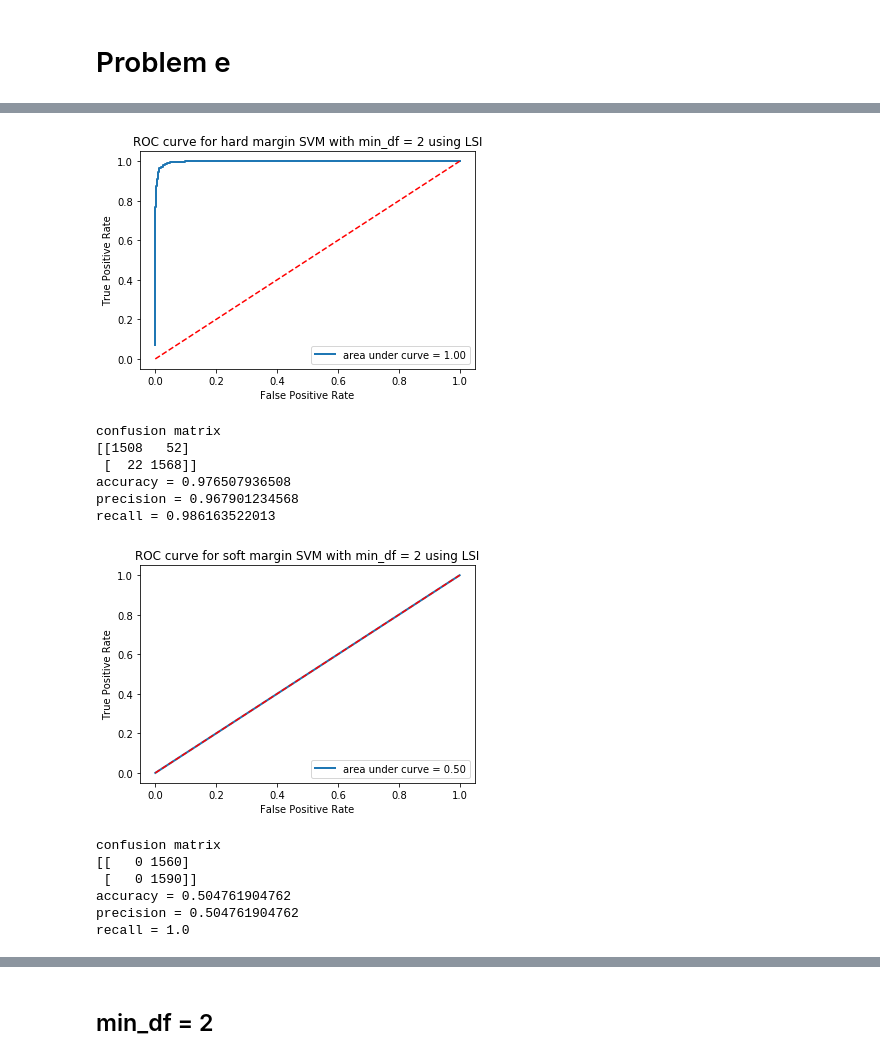
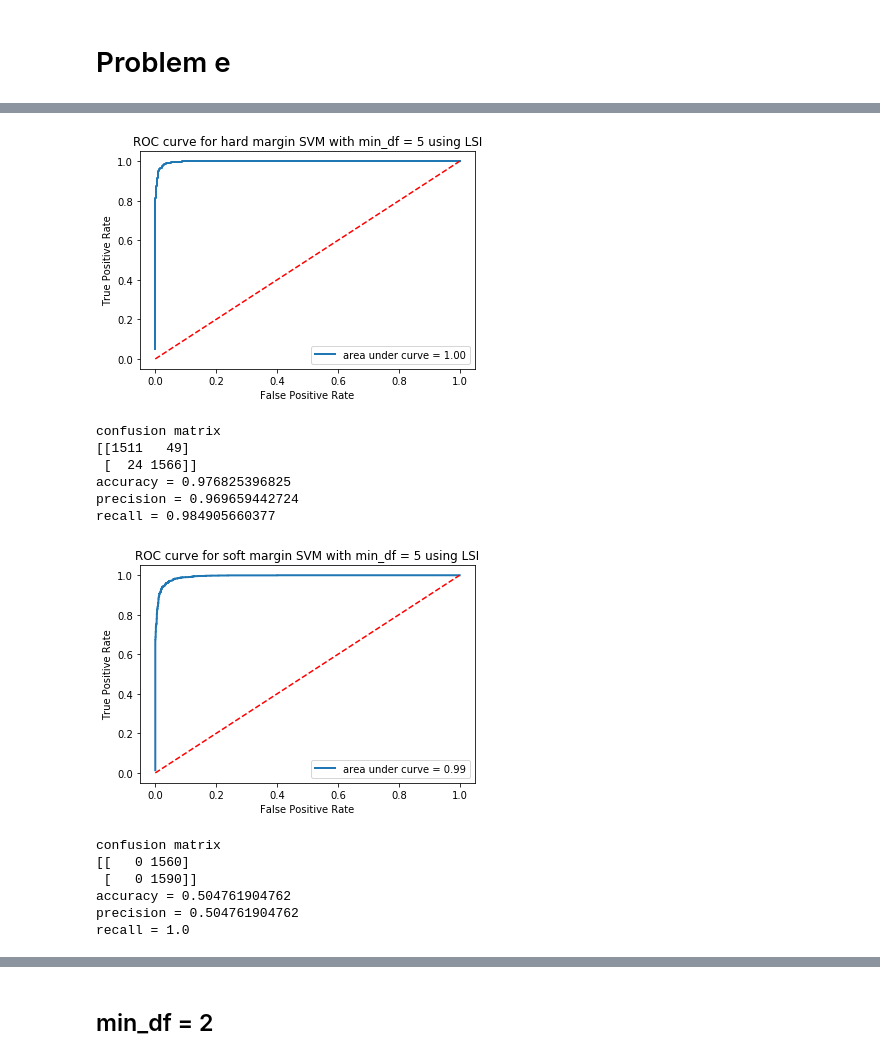
Before and after one commit to zxxia/ECE219-Large-Scale-Data-Mining, a Jupyter notebook: Project1/ee215b_project1.ipynb, the cells around one changed output, grey strips where cells are left out. Drawn from its saved outputs; the diff is of its cells as text; code cells hidden in the pictures.

Commit message:
Removed pipeline logic which makes processing extremely slow.

```diff
--- a/Project1/ee215b_project1.ipynb
+++ b/Project1/ee215b_project1.ipynb
@@ -218,46 +289,39 @@ eight_train_tfidf_min_df_5_nmf = nmf_model.fit_transform(eight_train_tfidf_min_d
 # %%
-#performing hard margin SVM classifier for min_df = 2 using LSI
-hard_min2_pipelined = Pipeline([
-    ('vect', count_vectorizer_min_df_2),
-    ('tfidf', tfidf_transformer),
-    ('svd', lsa_model),
-    ('clf', SVC(C = 1000, probability = True))
-])
+#performing hard margin SVM classifier for min_df = 5 using LSI
+input_train_data = eight_train_tfidf_min_df_5_lsa
+input_test_data = eight_test_tfidf_min_df_5_lsa
+classifier = SVC(C = 1000, probability = True)
+classifier = classifier.fit(input_train_data, eight_train_target)
 
+predicted_prob = classifier.predict_proba(input_test_data)[:,1]
+predicted_data = classifier.predict(input_test_data)
 
-hard_min2_pipelined = hard_min2_pipelined.fit(eight_train.data, eight_train_target)
-predicted_prob = hard_min2_pipelined.predict_proba(eight_test.data)[:,1]
-predicted_data = hard_min2_pipelined.predict(eight_test.data)
-
-roc_title = 'ROC curve for hard margin SVM with min_df = 2 using LSI'
+roc_title = 'ROC curve for hard margin SVM with min_df = 5 using LSI'
 plot_roc_curve(eight_test_target, predicted_prob, roc_title)
 compute_prediction_stats(eight_test_target, predicted_data)
 # %% [output]
 [figure]
 confusion matrix
-[[1508   52]
- [  22 1568]]
-accuracy = 0.976507936508
-precision = 0.967901234568
-recall = 0.986163522013
+[[1511   49]
+ [  24 1566]]
+accuracy = 0.976825396825
+precision = 0.969659442724
+recall = 0.984905660377
 # %%
-#performing soft margin SVM classifier for min_df = 2 using LSI
-soft_min2_pipelined = Pipeline([
-    ('vect', count_vectorizer_min_df_2),
-    ('tfidf', tfidf_transformer),
-    ('svd', lsa_model),
-    ('clf', SVC(C = 0.001, probability = True))
-])
+#performing soft margin SVM classifier for min_df = 5 using LSI
+input_train_data = eight_train_tfidf_min_df_5_lsa
+input_test_data = eight_test_tfidf_min_df_5_lsa
+classifier = SVC(C = 0.001, probability = True)
+classifier = classifier.fit(input_train_data, eight_train_target)
 
-soft_min2_pipelined = soft_min2_pipelined.fit(eight_train.data, eight_train_target)
-predicted_prob = soft_min2_pipelined.predict_proba(eight_test.data)[:,1]
-predicted_data = soft_min2_pipelined.predict(eight_test.data)
+predicted_prob = classifier.predict_proba(input_test_data)[:,1]
+predicted_data = classifier.predict(input_test_data)
 
-roc_title = 'ROC curve for soft margin SVM with min_df = 2 using LSI'
+roc_title = 'ROC curve for soft margin SVM with min_df = 5 using LSI'
 plot_roc_curve(eight_test_target, predicted_prob, roc_title)
 compute_prediction_stats(eight_test_target, predicted_data)
 # %% [output]
-[figure, old version]
+[figure, new version]
 confusion matrix
 [[   0 1560]
  [   0 1590]]
```
Also changed, not shown: parts of 19 cells of this notebook.
